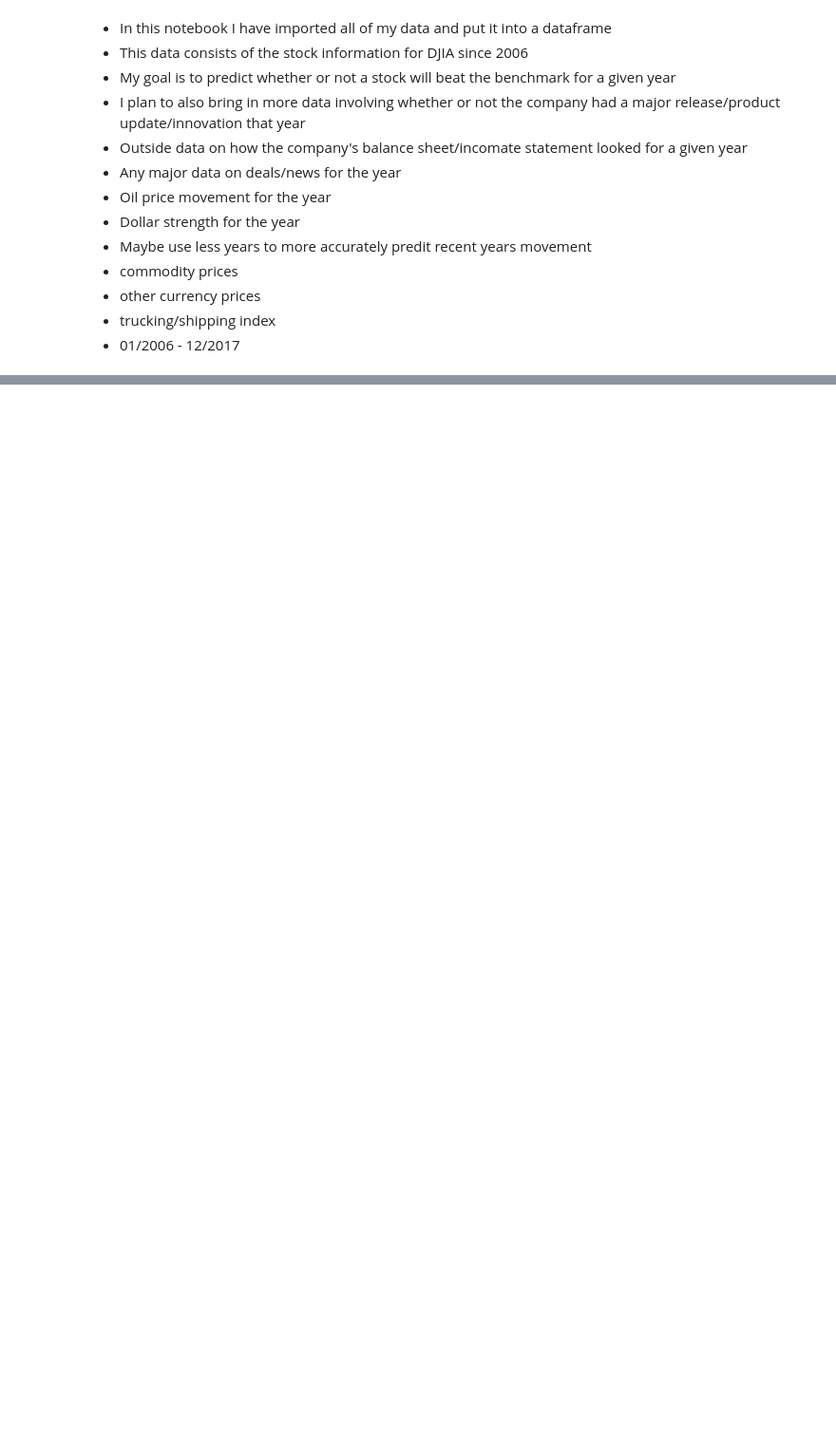
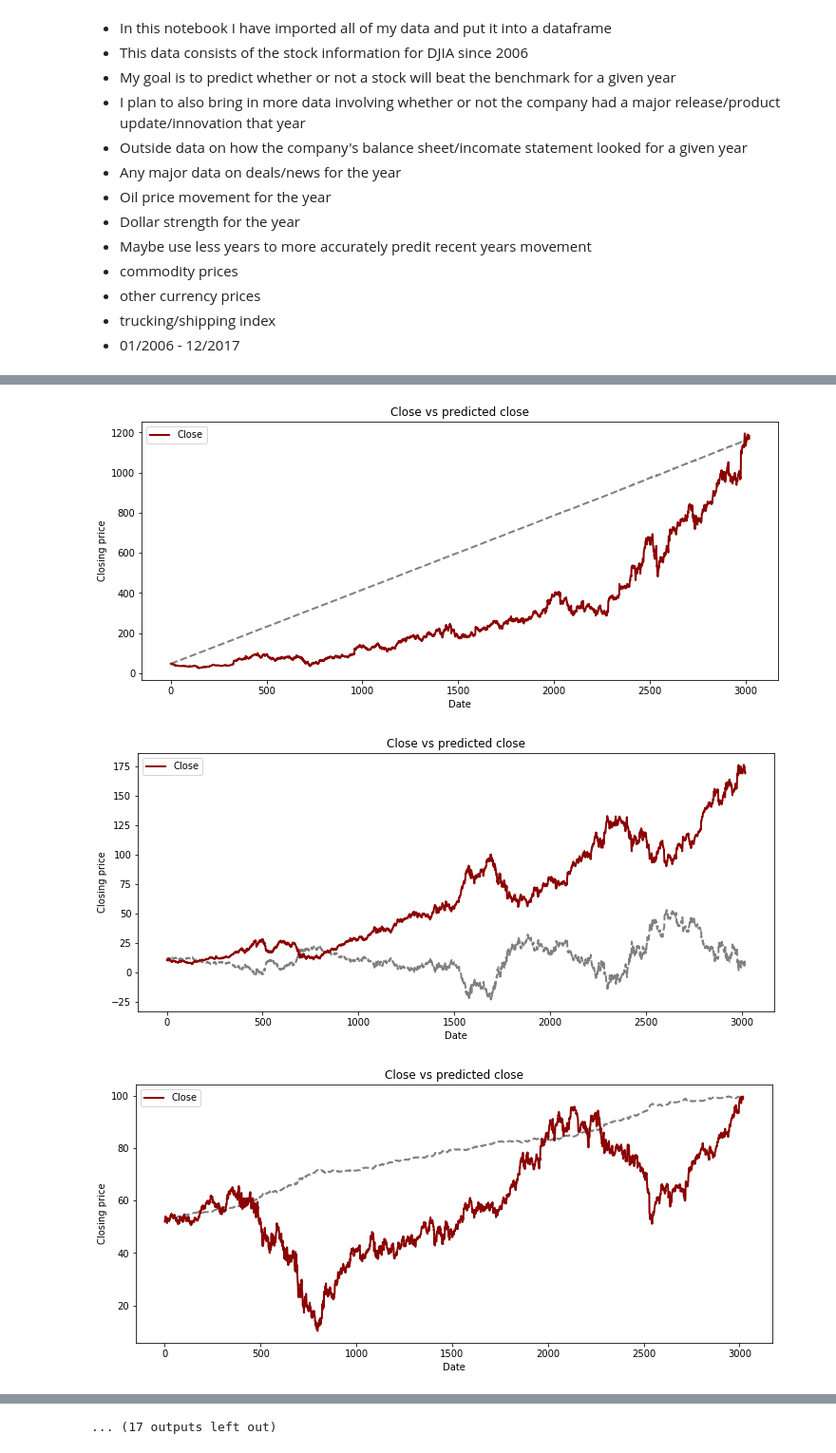
Before and after one commit to davehoff/Capstone, a Jupyter notebook: Capstone_EDA_part_I.ipynb, the cells around one changed output, grey strips where cells are left out. Shown at 95% size. Saved outputs shown, nothing was run; the diff lists cells and outputs as text; code cells hidden in the pictures; blank space fills up the shorter version.

```diff
--- a/Capstone_EDA_part_I.ipynb
+++ b/Capstone_EDA_part_I.ipynb
@@ -82,7 +92,7 @@ VZ = pd.read_csv(VZ)
 WMT = pd.read_csv(WMT)
 XOM = pd.read_csv(XOM)
 # %%
-#dfs= (AMZN,AAPL,AXP,BA,CAT,CSCO,CVX,DIS,GE,GOOGLE,GS, HD,
+dfs= (AMZN,AAPL,AXP,BA,CAT,CSCO,CVX,DIS,GE,GOOGLE,GS, HD,
                     IBM,INTC,JPM,KO,MCD,MMM,MRK,MSFT,NKE,PFE,PG,TRV,UNH,UTX,VZ,WMT,XOM)
 # %%
 #Combining all the individual stock dataframes
@@ -178,0 +151,48 @@ plt.show();
+# %%
+#loop --> graph predictions for each company, in sample
+
+for df in dfs:
+    try:
+        # ar1 In sample predictions
+
+        #ARIMA model
+        ar1ma1 = ARIMA(df.Close.dropna().values, (1,1,1)).fit()
+
+
+        date_ticks=df.index
+
+        #predictions = ar1.predict()
+        full_pred = df.Close.values[0]+np.cumsum(ar1ma1.fittedvalues)
+
+        fig, ax = plt.subplots(figsize=(12,5))
+        ax.plot(date_ticks[1:], full_pred, lw=2, color='grey', ls='dashed')
+        ax.plot(date_ticks[1:], df.Close[1:], lw=2, color='darkred')
+        plt.xlabel("Date")
+        plt.ylabel("Closing price")
+        plt.title("Close vs predicted close")
+        plt.legend()
+        plt.show();
+    except:
+        # ar1 In sample predictions
+
+        #ARIMA model
+        ar1ma1 = ARIMA(df.Close.dropna().values, (1,2,1)).fit()
+
+
+        date_ticks=df.index
+
+        #predictions = ar1.predict()
+        full_pred = df.Close.values[0]+np.cumsum(ar1ma1.fittedvalues)
+
+        fig, ax = plt.subplots(figsize=(12,5))
+        ax.plot(date_ticks[2:], full_pred, lw=2, color='grey', ls='dashed')
+        ax.plot(date_ticks[1:], df.Close[1:], lw=2, color='darkred')
+        plt.xlabel("Date")
+        plt.ylabel("Closing price")
+        plt.title("Close vs predicted close")
+        plt.legend()
+        plt.show();
+# %% [output]
+[figure, added]
+[figure, added]
+[figure, added]
@@ -178,0 +208 @@ plt.show();
+... (17 outputs left out)
```
Also changed, not shown: parts of 25 cells of this notebook, 7 other files.
